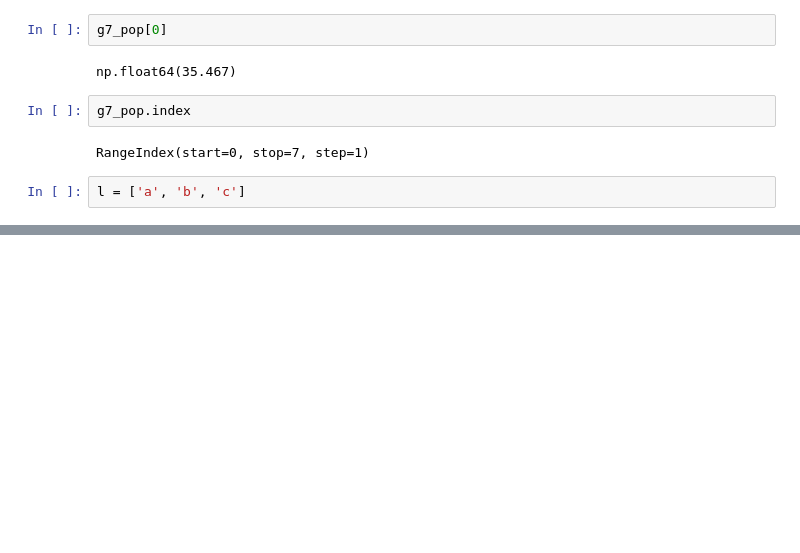
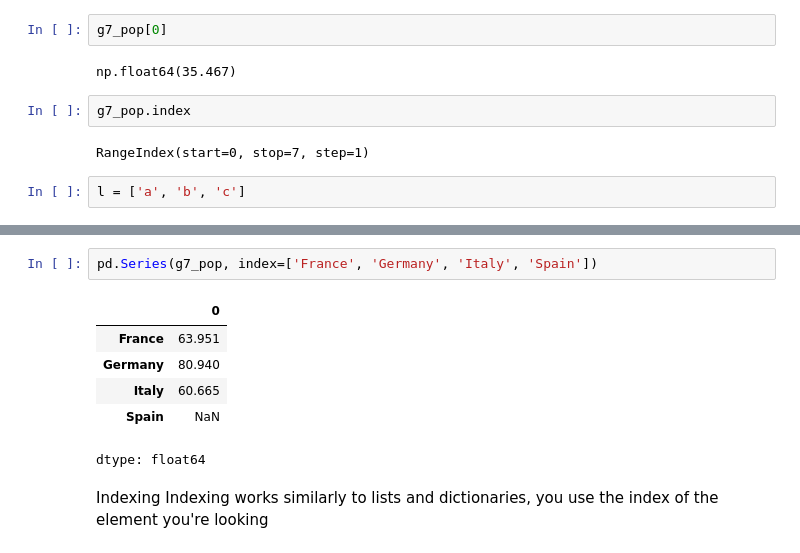
Before and after one commit to dabster108/Dataanalysis_numpy, a Jupyter notebook: numpy.ipynb, the cells around one changed output, grey strips where cells are left out. Cells and saved outputs as stored; diff of their text form; blank space fills up the shorter version.

```diff
--- a/numpy.ipynb
+++ b/numpy.ipynb
@@ -431,0 +475,13 @@ dtype: float64
+# %%
+pd.Series(g7_pop, index=['France', 'Germany', 'Italy', 'Spain'])
+# %% [output]
+|  | 0 |
+| France | 63.951 |
+| Germany | 80.940 |
+| Italy | 60.665 |
+| Spain | NaN |
+dtype: float64
+# %% [markdown]
+
+Indexing
+Indexing works similarly to lists and dictionaries, you use the index of the element you're looking
```
Also changed, not shown: parts of 12 cells of this notebook.
